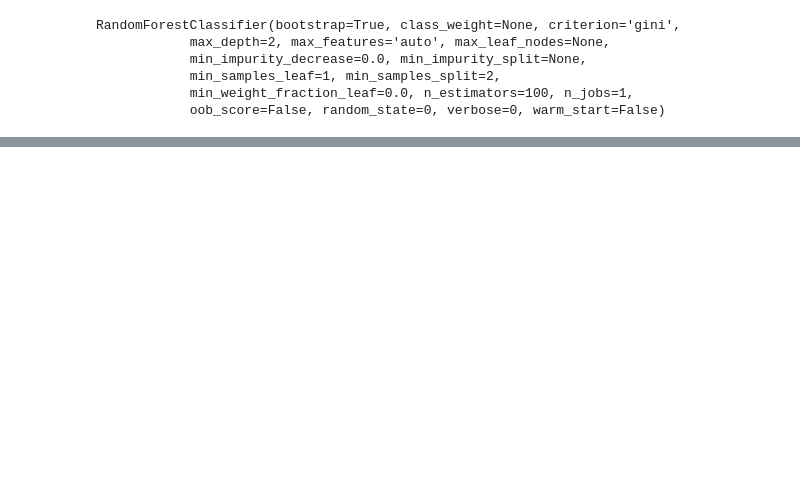
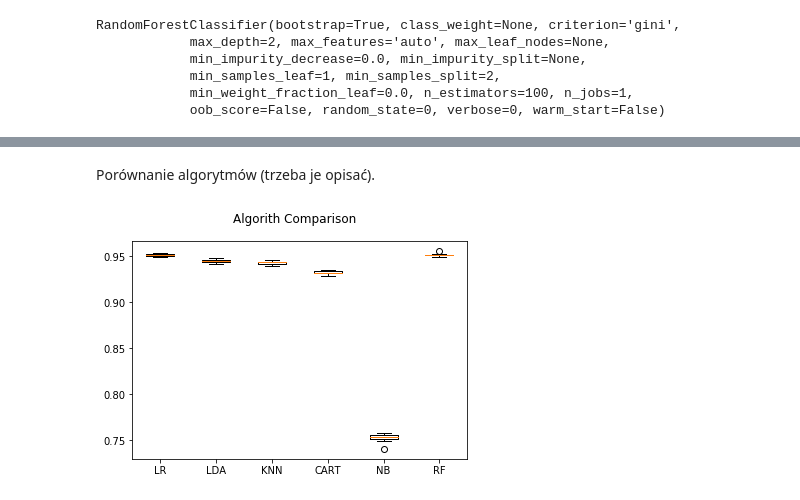
Before and after one commit to mMarzeta/data_exploration, a Jupyter notebook: clusters.ipynb, the cells around one changed output, grey strips where cells are left out. Cells and saved outputs as stored; diff of their text form; code cells hidden in the pictures; blank space fills up the shorter version.

```diff
--- a/clusters.ipynb
+++ b/clusters.ipynb
@@ -17,5 +23,5 @@ from sklearn.ensemble import RandomForestClassifier
 # %%
-df = pd.read_csv('/home/m.marzeta/ED/data_exploration/census-income.csv')
+df = pd.read_csv('./census-income.csv')
 # %%
 def replace_nans(df):
     df = df.replace(' Not in universe', np.nan)
@@ -469,0 +437,31 @@ Index(['age', 'education', 'wage per hour', 'capital gains', 'capital losses',
+# %%
+seed = 7
+num_folds=10
+validation_size=0.2
+X_train, X_validation, Y_train, Y_validation = train_test_split(df.drop(['target'], axis=1),
+                                                                df.target,
+                                                                test_size=validation_size,
+                                                                random_state=seed)
+# %%
+# Params for Random Forest
+num_trees = 100
+max_features = 3
+
+#Spot Check 5 Algorithms (LR, LDA, KNN, CART, GNB, SVM)
+models = []
+models.append(('LR', LogisticRegression()))
+models.append(('LDA', LinearDiscriminantAnalysis()))
+models.append(('KNN', KNeighborsClassifier()))
+models.append(('CART', DecisionTreeClassifier()))
+models.append(('NB', GaussianNB()))
+models.append(('RF', RandomForestClassifier(n_estimators=num_trees, max_features=max_features)))
+
+results = []
+names = []
+for name, model in models:
+    kfold = KFold(n_splits=10, random_state=seed)
+    cv_results = cross_val_score(model, X_train, Y_train, cv=kfold, scoring='accuracy')
+    results.append(cv_results)
+    names.append(name)
+    msg = "%s: %f (%f)" % (name, cv_results.mean(), cv_results.std())
+    print(msg)
@@ -469,0 +475,11 @@ Index(['age', 'education', 'wage per hour', 'capital gains', 'capital losses',
+# %% [markdown]
+Porównanie algorytmów (trzeba je opisać).
+# %%
+fig = plt.figure()
+fig.suptitle('Algorith Comparison')
+ax = fig.add_subplot(111)
+plt.boxplot(results)
+ax.set_xticklabels(names)
+plt.show()
+# %% [output]
+[figure, added]
```
Also changed, not shown: parts of 9 cells of this notebook.
